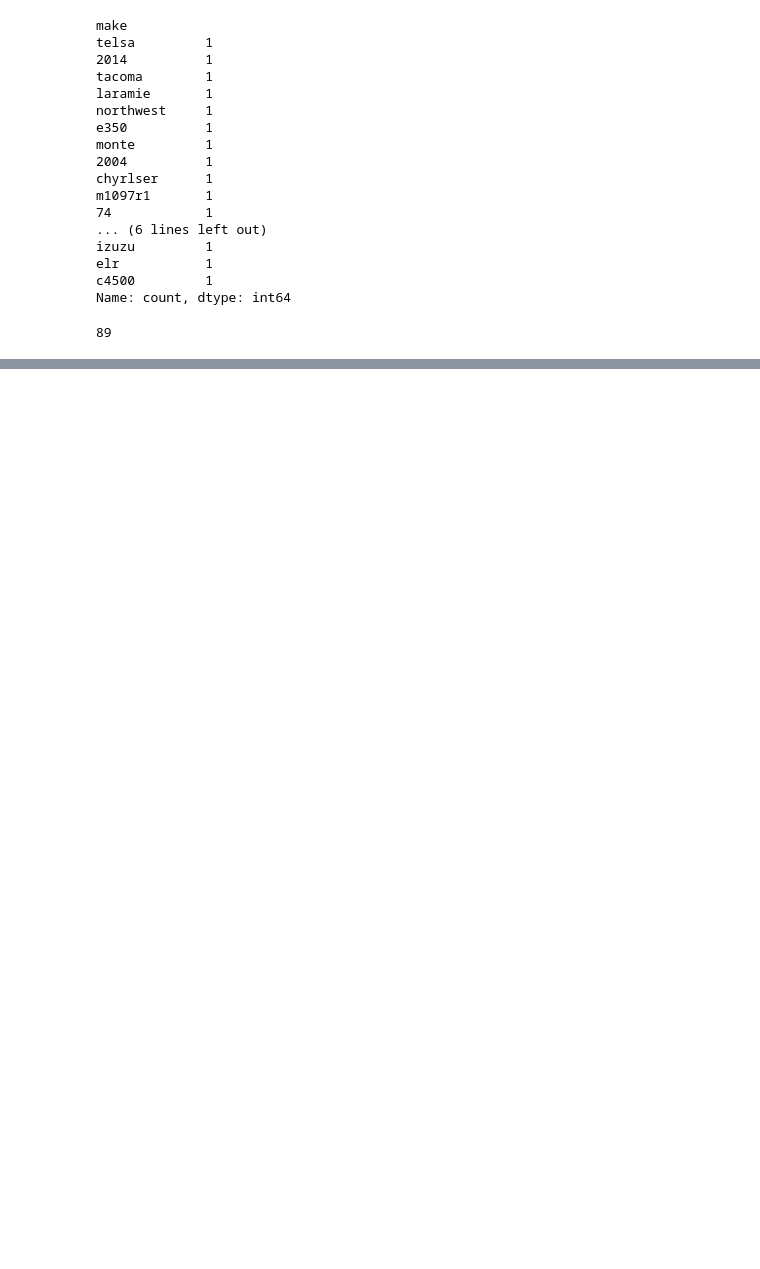
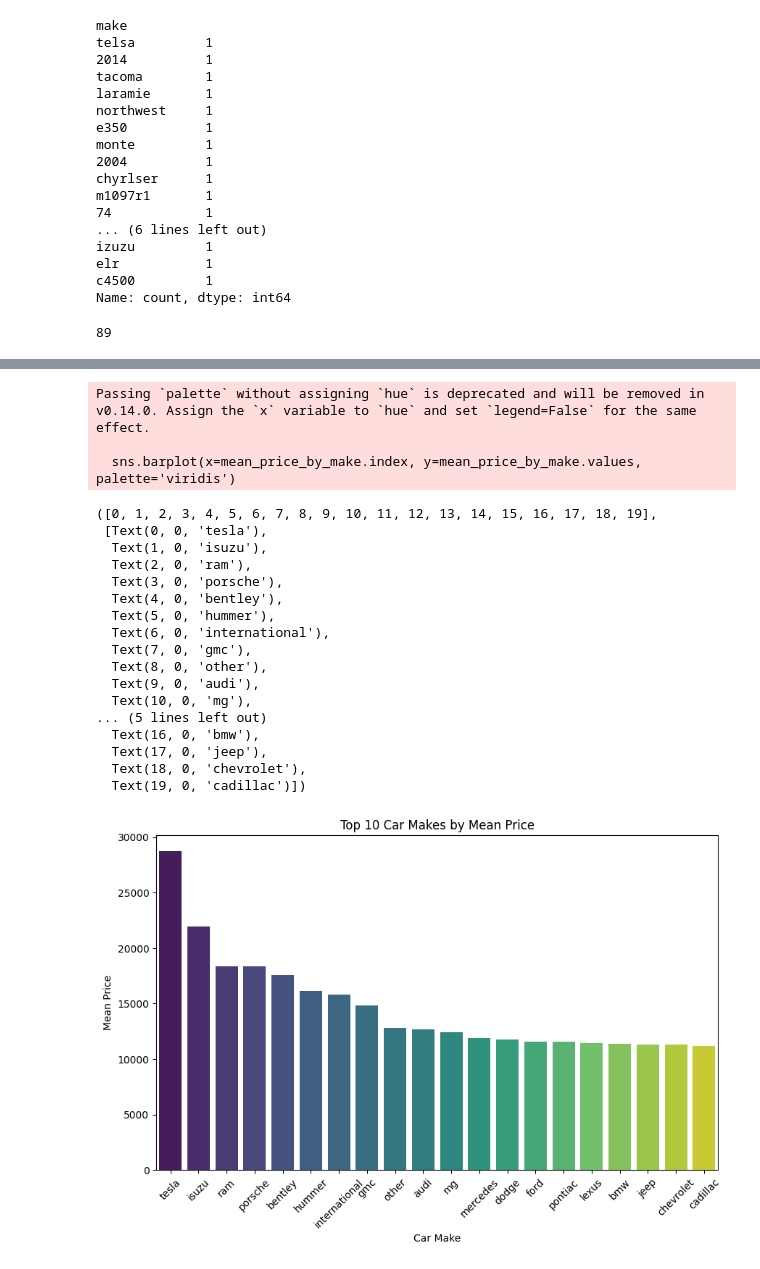
Before and after one commit to EliasSaavedraDS/Recommender-System, a Jupyter notebook: notebook/EDA AttributesTable.ipynb, the cells around one changed output, grey strips where cells are left out. Saved outputs shown, nothing was run; the diff lists cells and outputs as text; code cells hidden in the pictures; blank space fills up the shorter version.

```diff
--- a/notebook/EDA AttributesTable.ipynb
+++ b/notebook/EDA AttributesTable.ipynb
@@ -1462,0 +1529,31 @@ Name: count, dtype: int64
+# %%
+mean_price_by_make = copycopy.groupby('make')['Price'].mean().sort_values(ascending=False).head(20)
+
+plt.figure(figsize=(10, 6))
+sns.barplot(x=mean_price_by_make.index, y=mean_price_by_make.values, palette='viridis')
+plt.title('Top 10 Car Makes by Mean Price')
+plt.xlabel('Car Make')
+plt.ylabel('Mean Price')
+plt.xticks(rotation=45)
+# %% [output]
+Passing `palette` without assigning `hue` is deprecated and will be removed in v0.14.0. Assign the `x` variable to `hue` and set `legend=False` for the same effect.
+
+  sns.barplot(x=mean_price_by_make.index, y=mean_price_by_make.values, palette='viridis')
+([0, 1, 2, 3, 4, 5, 6, 7, 8, 9, 10, 11, 12, 13, 14, 15, 16, 17, 18, 19],
+ [Text(0, 0, 'tesla'),
+  Text(1, 0, 'isuzu'),
+  Text(2, 0, 'ram'),
+  Text(3, 0, 'porsche'),
+  Text(4, 0, 'bentley'),
+  Text(5, 0, 'hummer'),
+  Text(6, 0, 'international'),
+  Text(7, 0, 'gmc'),
+  Text(8, 0, 'other'),
+  Text(9, 0, 'audi'),
+  Text(10, 0, 'mg'),
+... (5 lines left out)
+  Text(16, 0, 'bmw'),
+  Text(17, 0, 'jeep'),
+  Text(18, 0, 'chevrolet'),
+  Text(19, 0, 'cadillac')])
+[figure, added]
```
Also changed, not shown: parts of 66 cells of this notebook.
